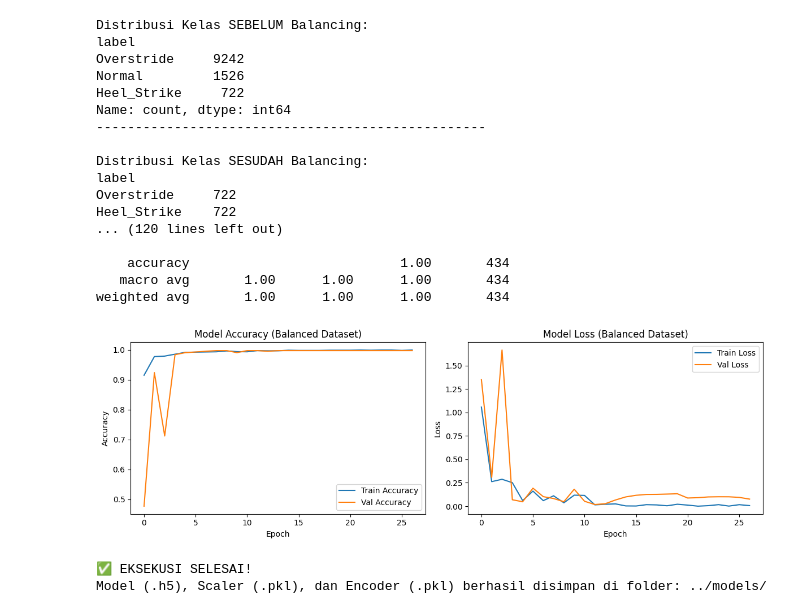
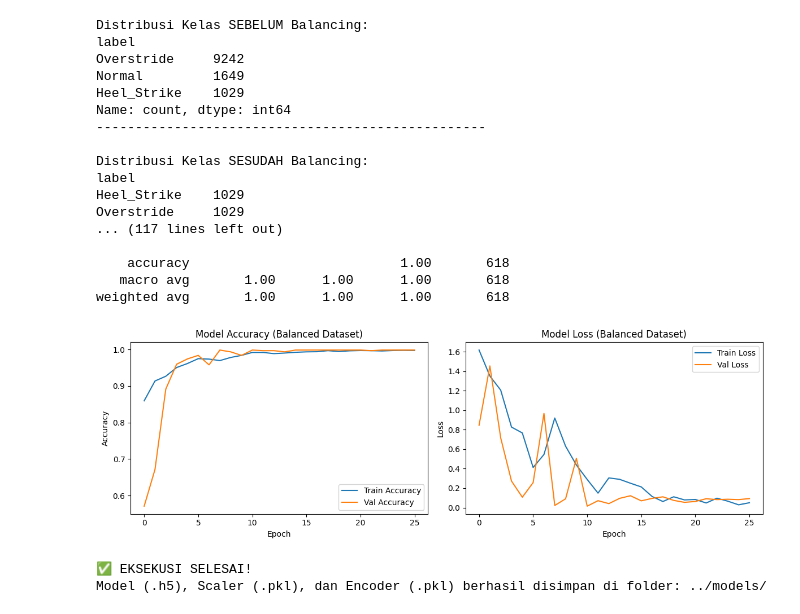
Before and after one commit to Fadhelnaufal/RUNFORM-AI, a Jupyter notebook: notebooks/02_data_training.ipynb, the cells around one changed output. Drawn from its saved outputs; the diff is of its cells as text; code cells hidden in the pictures.

```diff
--- a/notebooks/02_data_training.ipynb
+++ b/notebooks/02_data_training.ipynb
@@ -12,7 +12,7 @@ import os
 # =========================================================
 # 1. KONFIGURASI PATH
 # =========================================================
-DATA_PATH = '../data/results/running_dataset.csv'
+DATA_PATH = '../data/results/running_dataset_new.csv'
 MODEL_DIR = '../models/'
 
 if not os.path.exists(MODEL_DIR):
@@ -27,8 +27,8 @@ print("Distribusi Kelas SEBELUM Balancing:")
 print(df['label'].value_counts())
 print("-" * 50)
 
-# Menentukan batas maksimal sampling sesuai permintaan (722)
-MAX_SAMPLES = 722
+# Menentukan batas maksimal sampling sesuai permintaan (1029 sampel per kelas)
+MAX_SAMPLES = 1029
 
 # Memisahkan data per kelas
 df_normal = df[df['label'] == 'Normal']
@@ -36,7 +36,7 @@ df_heel = df[df['label'] == 'Heel_Strike']
 df_overstride = df[df['label'] == 'Overstride']
 
 # Melakukan undersampling dengan batasan MAX_SAMPLES
-# Menggunakan fungsi min() agar aman jika data aslinya kurang dari 722
+# Menggunakan fungsi min() agar aman jika data aslinya kurang dari 1029
 df_normal_sampled = df_normal.sample(n=min(MAX_SAMPLES, len(df_normal)), random_state=42)
 df_heel_sampled = df_heel.sample(n=min(MAX_SAMPLES, len(df_heel)), random_state=42)
 df_overstride_sampled = df_overstride.sample(n=min(MAX_SAMPLES, len(df_overstride)), random_state=42)
@@ -181,41 +181,41 @@ plt.legend()
 plt.subplot(1, 2, 2)
 plt.plot(history.history['loss'], label='Train Loss')
 plt.plot(history.history['val_loss'], label='Val Loss')
 plt.title('Model Loss (Balanced Dataset)')
 plt.xlabel('Epoch')
 plt.ylabel('Loss')
 plt.legend()
 
 plt.tight_layout()
 plt.show()
 
 # =========================================================
 # 8. SIMPAN MODEL & SUPPORT FILES
 # =========================================================
 model.save(os.path.join(MODEL_DIR, 'runform_model.h5'))
 joblib.dump(scaler, os.path.join(MODEL_DIR, 'scaler.pkl'))
 joblib.dump(encoder, os.path.join(MODEL_DIR, 'label_encoder.pkl'))
 
 print(f"\n✅ EKSEKUSI SELESAI!")
 print(f"Model (.h5), Scaler (.pkl), dan Encoder (.pkl) berhasil disimpan di folder: {MODEL_DIR}")
 # %% [output]
 Distribusi Kelas SEBELUM Balancing:
 label
 Overstride     9242
-Normal         1526
-Heel_Strike     722
+Normal         1649
+Heel_Strike    1029
 Name: count, dtype: int64
 --------------------------------------------------
 
 Distribusi Kelas SESUDAH Balancing:
 label
-Overstride     722
-Heel_Strike    722
-... (120 lines left out)
+Heel_Strike    1029
+Overstride     1029
+... (117 lines left out)
 
-    accuracy                           1.00       434
-   macro avg       1.00      1.00      1.00       434
-weighted avg       1.00      1.00      1.00       434
+    accuracy                           1.00       618
+   macro avg       1.00      1.00      1.00       618
+weighted avg       1.00      1.00      1.00       618
-[figure, old version]
+[figure, new version]
 ✅ EKSEKUSI SELESAI!
 Model (.h5), Scaler (.pkl), dan Encoder (.pkl) berhasil disimpan di folder: ../models/
```
Also changed, not shown: parts of 2 cells of this notebook, 4 other files.
